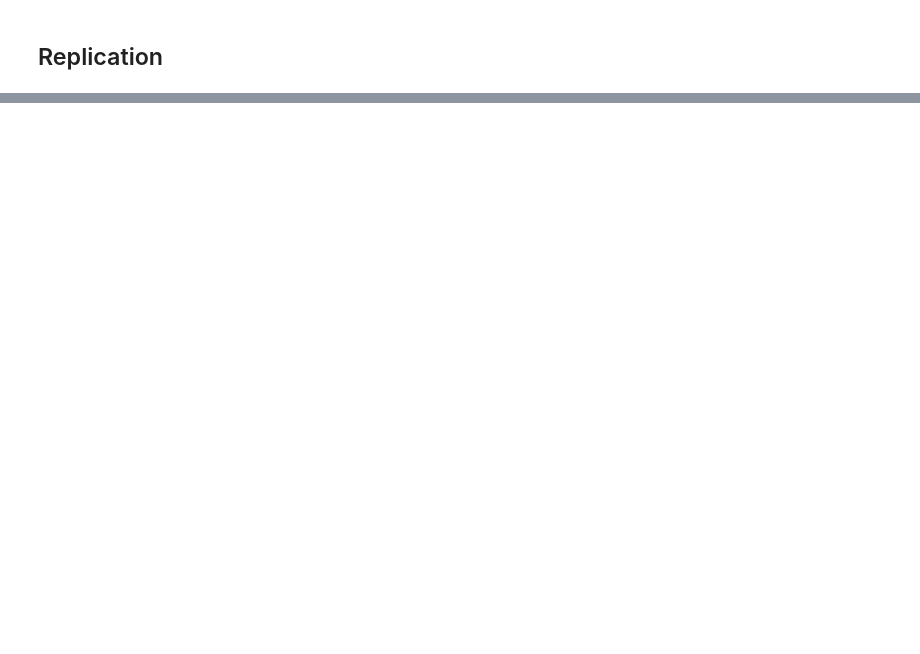
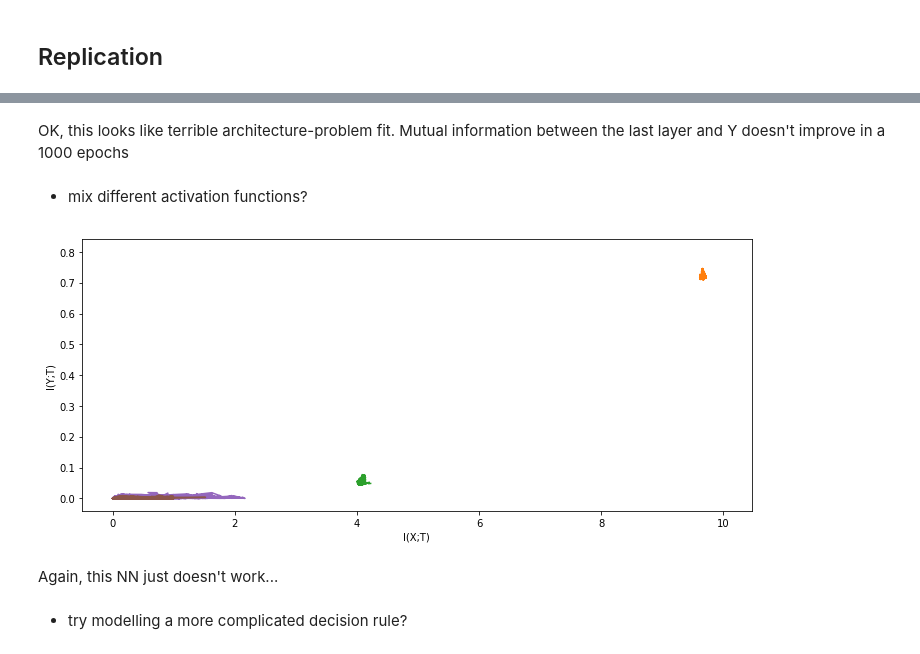
Before and after one commit to vadim0x60/IDNN-Replication-Study, a Jupyter notebook: Replication study.ipynb, the cells around one changed output, grey strips where cells are left out. Saved outputs shown, nothing was run; the diff lists cells and outputs as text; code cells hidden in the pictures; blank space fills up the shorter version.

```diff
--- a/Replication study.ipynb
+++ b/Replication study.ipynb
@@ -114,0 +165,29 @@ result_nets = experiment(architecture, X, Y, epochs=1000, network_copies=5, plot
+# %% [markdown]
+OK, this looks like terrible architecture-problem fit. Mutual information between the last layer and Y doesn't improve in a 1000 epochs
+# %% [markdown]
+* mix different activation functions?
+# %%
+layers = [
+    nn.Linear(12, 10),
+    nn.Softsign(),
+    nn.Linear(10, 7),
+    nn.Sigmoid(),
+    nn.Linear(7, 5),
+    nn.Softsign(),
+    nn.Linear(5, 4),
+    nn.Sigmoid(),
+    nn.Linear(4, 3),
+    nn.Tanh(),
+    nn.Linear(3, 1),
+    nn.Tanh()
+    ]
+buffer_mask = [False, True, False, True, False, True, False, True, False, True, False, True]
+mixed_architecture = BufferedSequential(layers, buffer_mask)
+# %%
+result_nets = experiment(mixed_architecture, X, Y, epochs=5000, network_copies=5, plot='once')
+# %% [output]
+[figure, added]
+# %% [markdown]
+Again, this NN just doesn't work...
+# %% [markdown]
+* try modelling a more complicated decision rule?
```
Also changed, not shown: parts of 23 cells of this notebook.
